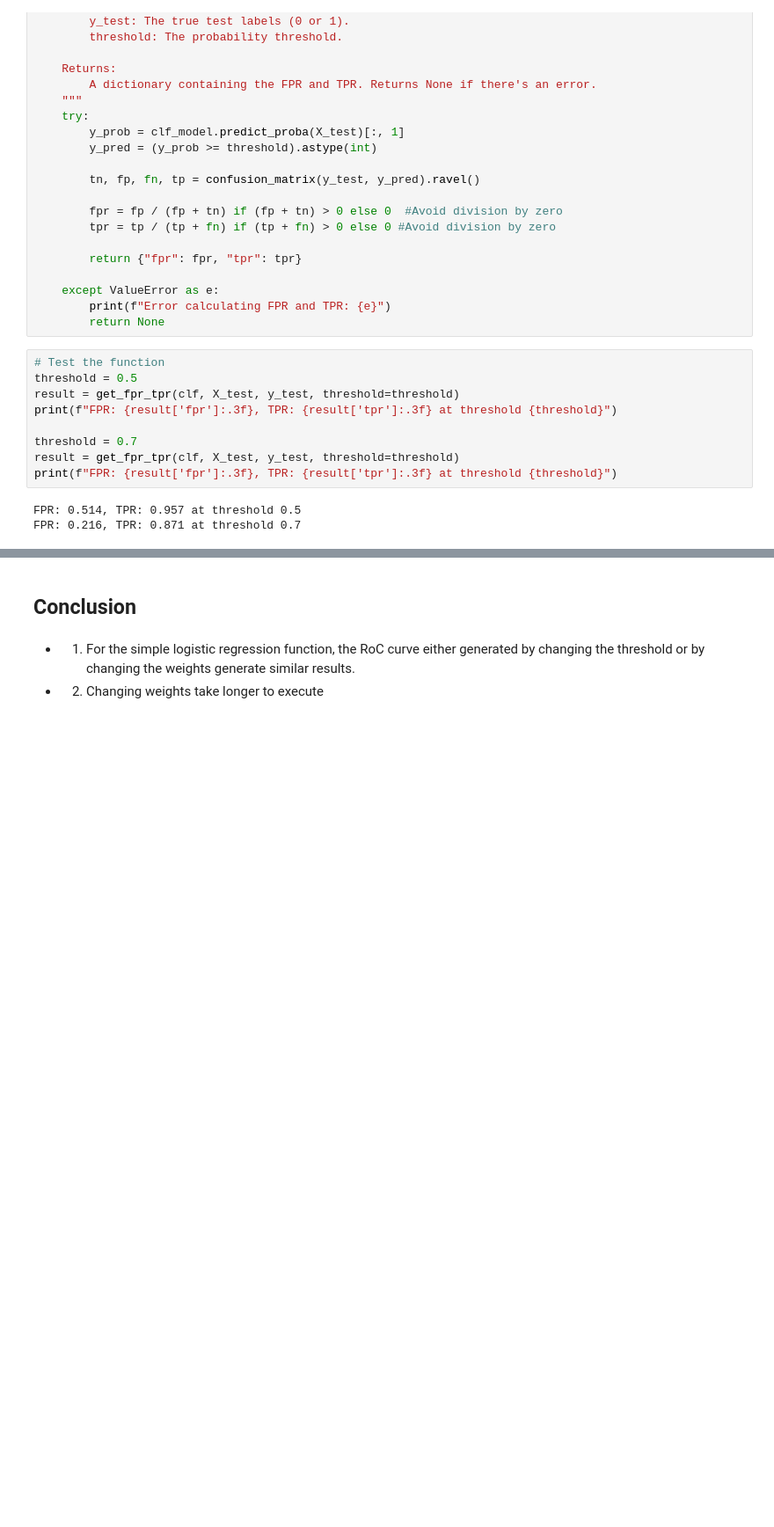
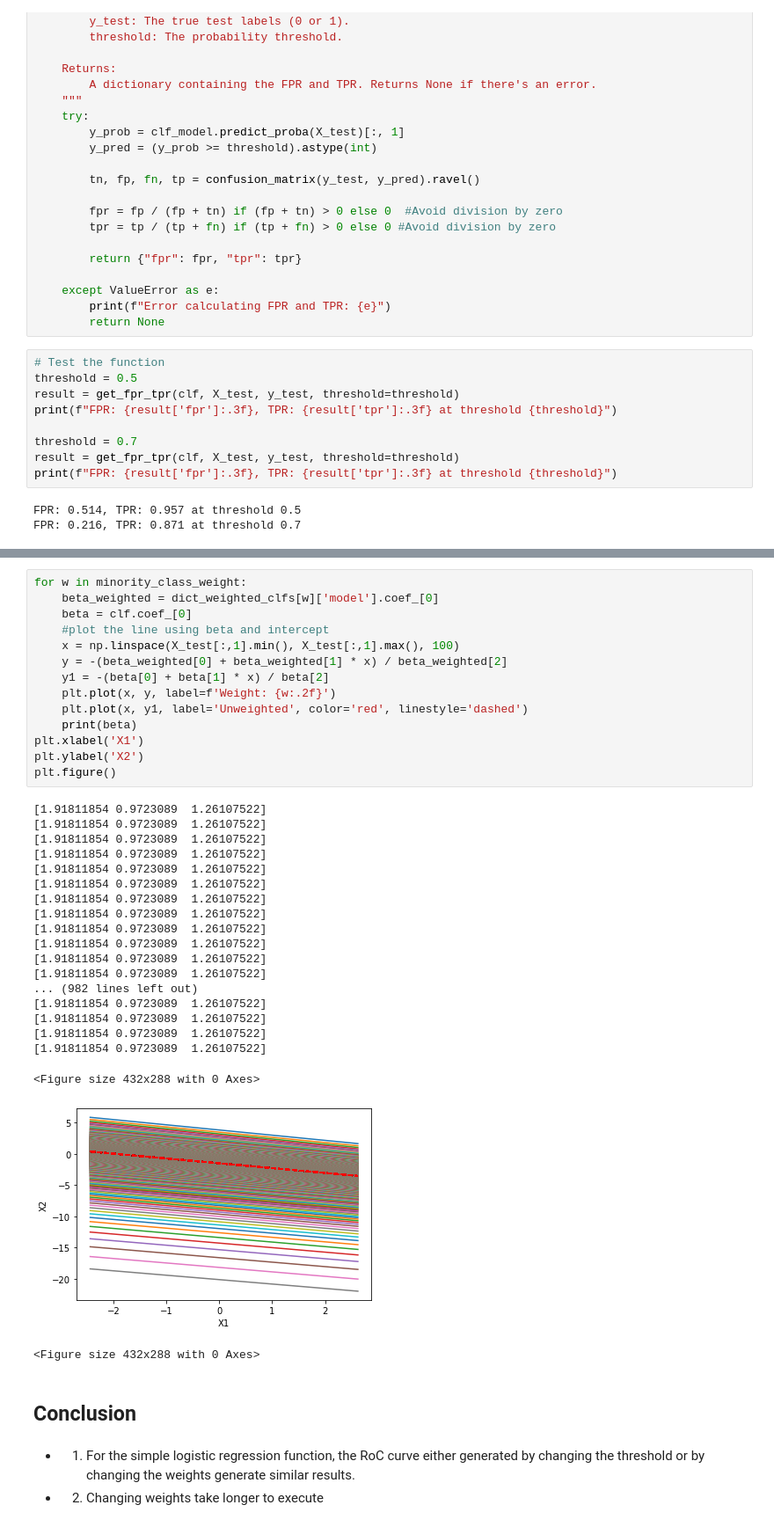
Before and after one commit to katzkid/RoC_Analysis, a Jupyter notebook: RoC_Analysis.ipynb, the cells around one changed output, grey strips where cells are left out. Shown at 88% size. Cells and saved outputs as stored; diff of their text form; blank space fills up the shorter version.

```diff
--- a/RoC_Analysis.ipynb
+++ b/RoC_Analysis.ipynb
@@ -151,3 +175,38 @@ plt.show()
+# %%
+for w in minority_class_weight:
+    beta_weighted = dict_weighted_clfs[w]['model'].coef_[0]
+    beta = clf.coef_[0]
+    #plot the line using beta and intercept
+    x = np.linspace(X_test[:,1].min(), X_test[:,1].max(), 100)
+    y = -(beta_weighted[0] + beta_weighted[1] * x) / beta_weighted[2]
+    y1 = -(beta[0] + beta[1] * x) / beta[2]
+    plt.plot(x, y, label=f'Weight: {w:.2f}')
+    plt.plot(x, y1, label='Unweighted', color='red', linestyle='dashed')
+    print(beta)
+plt.xlabel('X1')
+plt.ylabel('X2')
+plt.figure()
+# %% [output]
+[1.91811854 0.9723089  1.26107522]
+[1.91811854 0.9723089  1.26107522]
+[1.91811854 0.9723089  1.26107522]
+[1.91811854 0.9723089  1.26107522]
+[1.91811854 0.9723089  1.26107522]
+[1.91811854 0.9723089  1.26107522]
+[1.91811854 0.9723089  1.26107522]
+[1.91811854 0.9723089  1.26107522]
+[1.91811854 0.9723089  1.26107522]
+[1.91811854 0.9723089  1.26107522]
+[1.91811854 0.9723089  1.26107522]
+[1.91811854 0.9723089  1.26107522]
+... (982 lines left out)
+[1.91811854 0.9723089  1.26107522]
+[1.91811854 0.9723089  1.26107522]
+[1.91811854 0.9723089  1.26107522]
+[1.91811854 0.9723089  1.26107522]
+<Figure size 432x288 with 0 Axes>
+[figure, added]
+<Figure size 432x288 with 0 Axes>
 # %% [markdown]
 ## Conclusion
 # %% [markdown]
```
Also changed, not shown: parts of 7 cells of this notebook.
